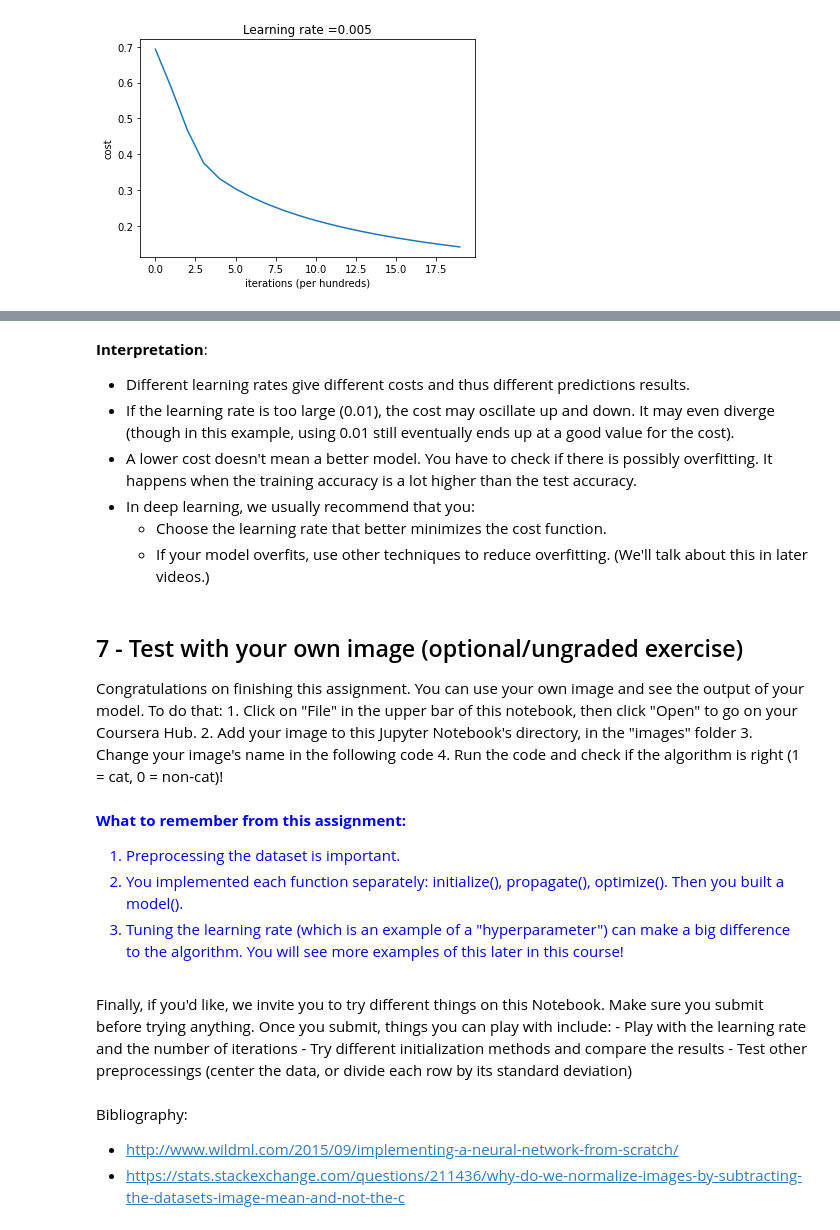
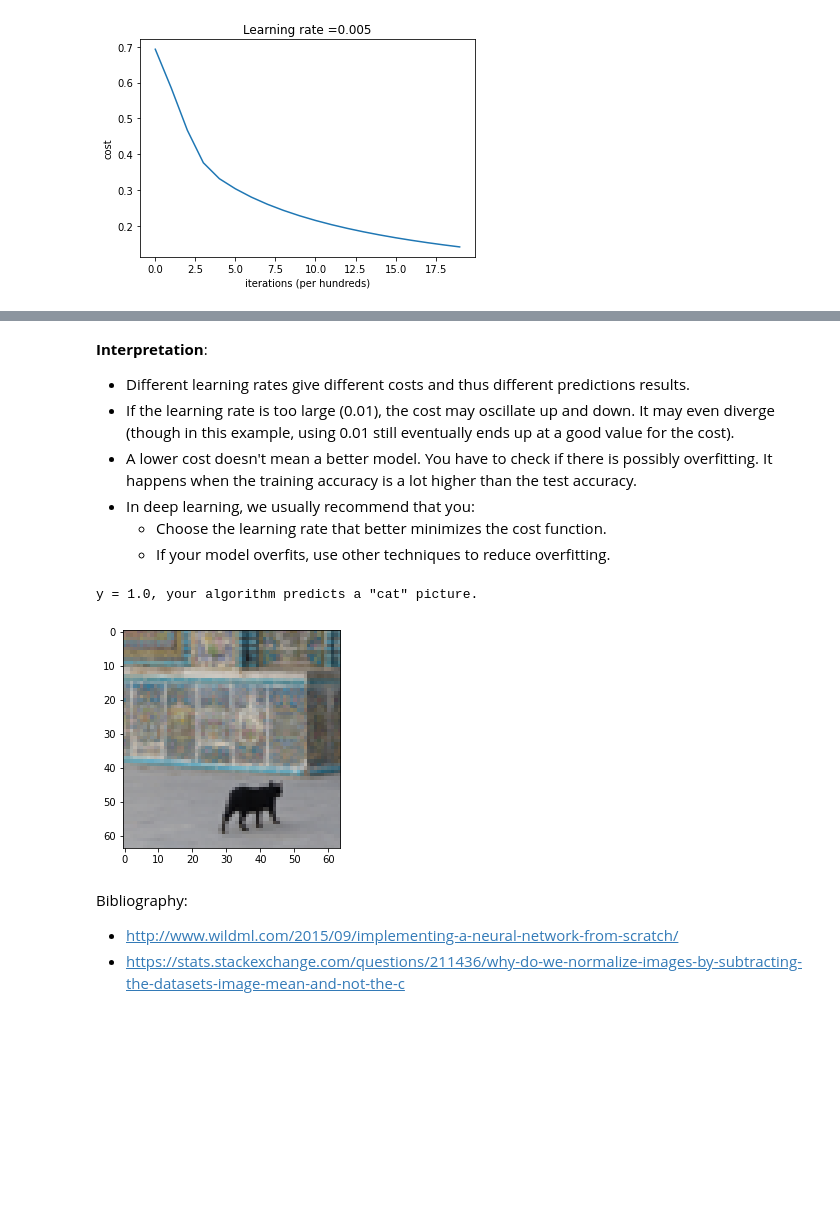
Before and after one commit to Hiren2002/Logistic-Regression, a Jupyter notebook: Logistic_Regression_with_a_Neural_Network_mindset.ipynb, the cells around one changed output, grey strips where cells are left out. Cells and saved outputs as stored; diff of their text form; code cells hidden in the pictures; blank space fills up the shorter version.

```diff
--- a/Logistic_Regression_with_a_Neural_Network_mindset.ipynb
+++ b/Logistic_Regression_with_a_Neural_Network_mindset.ipynb
@@ -348,8 +146,6 @@ $$ \frac{\partial J}{\partial b} = \frac{1}{m} \sum_{i=1}^m (a^{(i)}-y^{(i)})\ta
 
 def propagate(w, b, X, Y):
     """
-    Implement the cost function and its gradient for the propagation explained above
-
     Arguments:
     w -- weights, a numpy array of size (num_px * num_px * 3, 1)
     b -- bias, a scalar
@@ -360,34 +156,17 @@ def propagate(w, b, X, Y):
     cost -- negative log-likelihood cost for logistic regression
     dw -- gradient of the loss with respect to w, thus same shape as w
     db -- gradient of the loss with respect to b, thus same shape as b
-
-    Tips:
-    - Write your code step by step for the propagation. np.log(), np.dot()
     """
 
     m = X.shape[1]
 
     # FORWARD PROPAGATION (FROM X TO COST)
-    #(≈ 2 lines of code)
-    # compute activation
-    # A = ...
-    # compute cost by using np.dot to perform multiplication.
-    # And don't use loops for the sum.
-    # cost = ...
-    # YOUR CODE STARTS HERE
     A = 1/ ( 1+np.exp(-(np.dot(w.T,X)+b)) )
-#     cost  = - np.sum(Y*np.log(A)+(1-Y)*np.log(1-A)) / m
     cost = -(np.dot(Y,np.log(A).T) + np.dot(1-Y,np.log(1-A).T)) / m
-    # YOUR CODE ENDS HERE
 
     # BACKWARD PROPAGATION (TO FIND GRAD)
-    #(≈ 2 lines of code)
-    # dw = ...
-    # db = ...
-    # YOUR CODE STARTS HERE
     dw  = np.dot(X,(A-Y).T) / m
     db = np.sum(A-Y) / m
-    # YOUR CODE ENDS HERE
     cost = np.squeeze(np.array(cost))
 
 
@@ -440,6 +197,4 @@ Write down the optimization function. The goal is to learn $w$ and $b$ by minimi
 # %%
-# GRADED FUNCTION: optimize
-
 def optimize(w, b, X, Y, num_iterations=100, learning_rate=0.009, print_cost=False):
     """
     This function optimizes w and b by running a gradient descent algorithm
@@ -457,11 +212,6 @@ def optimize(w, b, X, Y, num_iterations=100, learning_rate=0.009, print_cost=Fal
     params -- dictionary containing the weights w and bias b
     grads -- dictionary containing the gradients of the weights and bias with respect to the cost function
     costs -- list of all the costs computed during the optimization, this will be used to plot the learning curve.
-
-    Tips:
-    You basically need to write down two steps and iterate through them:
-        1) Calculate the cost and the gradient for the current parameters. Use propagate().
-        2) Update the parameters using gradient descent rule for w and b.
     """
 
     w = copy.deepcopy(w)
@@ -470,25 +220,16 @@ def optimize(w, b, X, Y, num_iterations=100, learning_rate=0.009, print_cost=Fal
     costs = []
 
     for i in range(num_iterations):
-        # (≈ 1 lines of code)
         # Cost and gradient calculation
-        # grads, cost = ...
-        # YOUR CODE STARTS HERE
-
         grads, cost = propagate(w,b,X,Y)
-        # YOUR CODE ENDS HERE
 
         # Retrieve derivatives from grads
         dw = grads["dw"]
         db = grads["db"]
 
         # update rule (≈ 2 lines of code)
-        # w = ...
-        # b = ...
-        # YOUR CODE STARTS HERE
         w = w - (learning_rate*dw)
         b = b - (learning_rate*db)
-        # YOUR CODE ENDS HERE
 
         # Record the costs
         if i % 100 == 0:
@@ -513,8 +254,6 @@ print ("b = " + str(params["b"]))
 print ("dw = " + str(grads["dw"]))
 print ("db = " + str(grads["db"]))
 print("Costs = " + str(costs))
-
-optimize_test(optimize)
 # %% [output]
 w = [[0.80956046]
  [2.0508202 ]]
@@ -760,41 +425,23 @@ Training a model with learning rate: 0.01
 - A lower cost doesn't mean a better model. You have to check if there is possibly overfitting. It happens when the training accuracy is a lot higher than the test accuracy.
 - In deep learning, we usually recommend that you:
     - Choose the learning rate that better minimizes the cost function.
-    - If your model overfits, use other techniques to reduce overfitting. (We'll talk about this in later videos.)
+    - If your model overfits, use other techniques to reduce overfitting.
-# %% [markdown]
-<a name='7'></a>
-## 7 - Test with your own image (optional/ungraded exercise) ##
-
-Congratulations on finishing this assignment. You can use your own image and see the output of your model. To do that:
-    1. Click on "File" in the upper bar of this notebook, then click "Open" to go on your Coursera Hub.
-    2. Add your image to this Jupyter Notebook's directory, in the "images" folder
-    3. Change your image's name in the following code
-    4. Run the code and check if the algorithm is right (1 = cat, 0 = non-cat)!
 # %%
 # change this to the name of your image file
-my_image = "my_image.jpg"
+my_image = "cat_in_iran.jpg"
 
 # We preprocess the image to fit your algorithm.
 fname = "images/" + my_image
 image = np.array(Image.open(fname).resize((num_px, num_px)))
 plt.imshow(image)
 image = image / 255.
 image = image.reshape((1, num_px * num_px * 3)).T
 my_predicted_image = predict(logistic_regression_model["w"], logistic_regression_model["b"], image)
 
 print("y = " + str(np.squeeze(my_predicted_image)) + ", your algorithm predicts a \"" + classes[int(np.squeeze(my_predicted_image)),].decode("utf-8") +  "\" picture.")
+# %% [output]
+y = 1.0, your algorithm predicts a "cat" picture.
+[figure, added]
-# %% [markdown]
-<font color='blue'>
-
-**What to remember from this assignment:**
-1. Preprocessing the dataset is important.
-2. You implemented each function separately: initialize(), propagate(), optimize(). Then you built a model().
-3. Tuning the learning rate (which is an example of a "hyperparameter") can make a big difference to the algorithm. You will see more examples of this later in this course!
-# %% [markdown]
-Finally, if you'd like, we invite you to try different things on this Notebook. Make sure you submit before trying anything. Once you submit, things you can play with include:
-    - Play with the learning rate and the number of iterations
-    - Try different initialization methods and compare the results
-    - Test other preprocessings (center the data, or divide each row by its standard deviation)
 # %% [markdown]
 Bibliography:
 - http://www.wildml.com/2015/09/implementing-a-neural-network-from-scratch/
```
Also changed, not shown: parts of 40 cells of this notebook.
